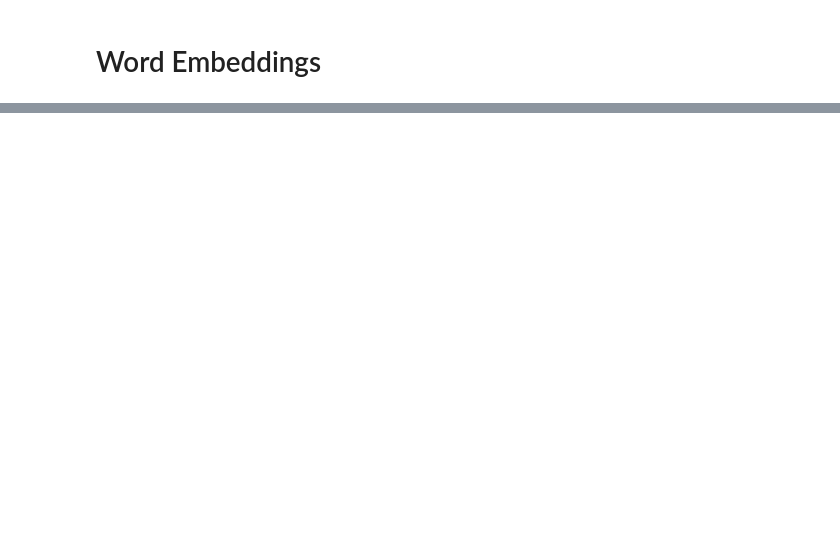
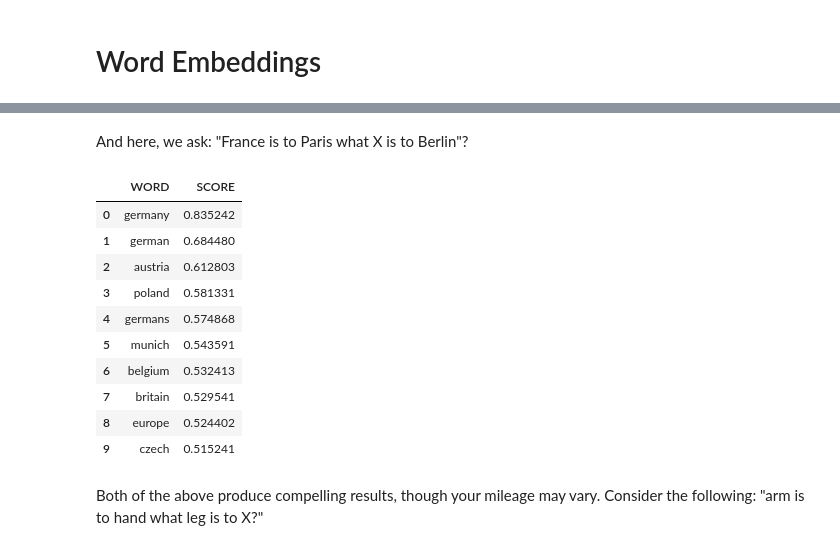
Before and after one commit to ucdavisdatalab/workshop_nlp_with_python, a Jupyter notebook: 04_word-embeddings.ipynb, the cells around one changed output, grey strips where cells are left out. Cells and saved outputs as stored; diff of their text form; code cells hidden in the pictures; blank space fills up the shorter version.

```diff
--- a/04_word-embeddings.ipynb
+++ b/04_word-embeddings.ipynb
@@ -267,0 +502,19 @@ alt.Chart(document_clusters).mark_circle(size=30).encode(
+# %% [markdown]
+And here, we ask: "France is to Paris what X is to Berlin"?
+# %%
+analogies = model.most_similar(positive=['france', 'berlin'], negative=['paris'])
+pd.DataFrame(analogies, columns=['WORD', 'SCORE'])
+# %% [output]
+|  | WORD | SCORE |
+| 0 | germany | 0.835242 |
+| 1 | german | 0.684480 |
+| 2 | austria | 0.612803 |
+| 3 | poland | 0.581331 |
+| 4 | germans | 0.574868 |
+| 5 | munich | 0.543591 |
+| 6 | belgium | 0.532413 |
+| 7 | britain | 0.529541 |
+| 8 | europe | 0.524402 |
+| 9 | czech | 0.515241 |
+# %% [markdown]
+Both of the above produce compelling results, though your mileage may vary. Consider the following: "arm is to hand what leg is to X?"
```
Also changed, not shown: parts of 77 cells of this notebook, 3 other files.
